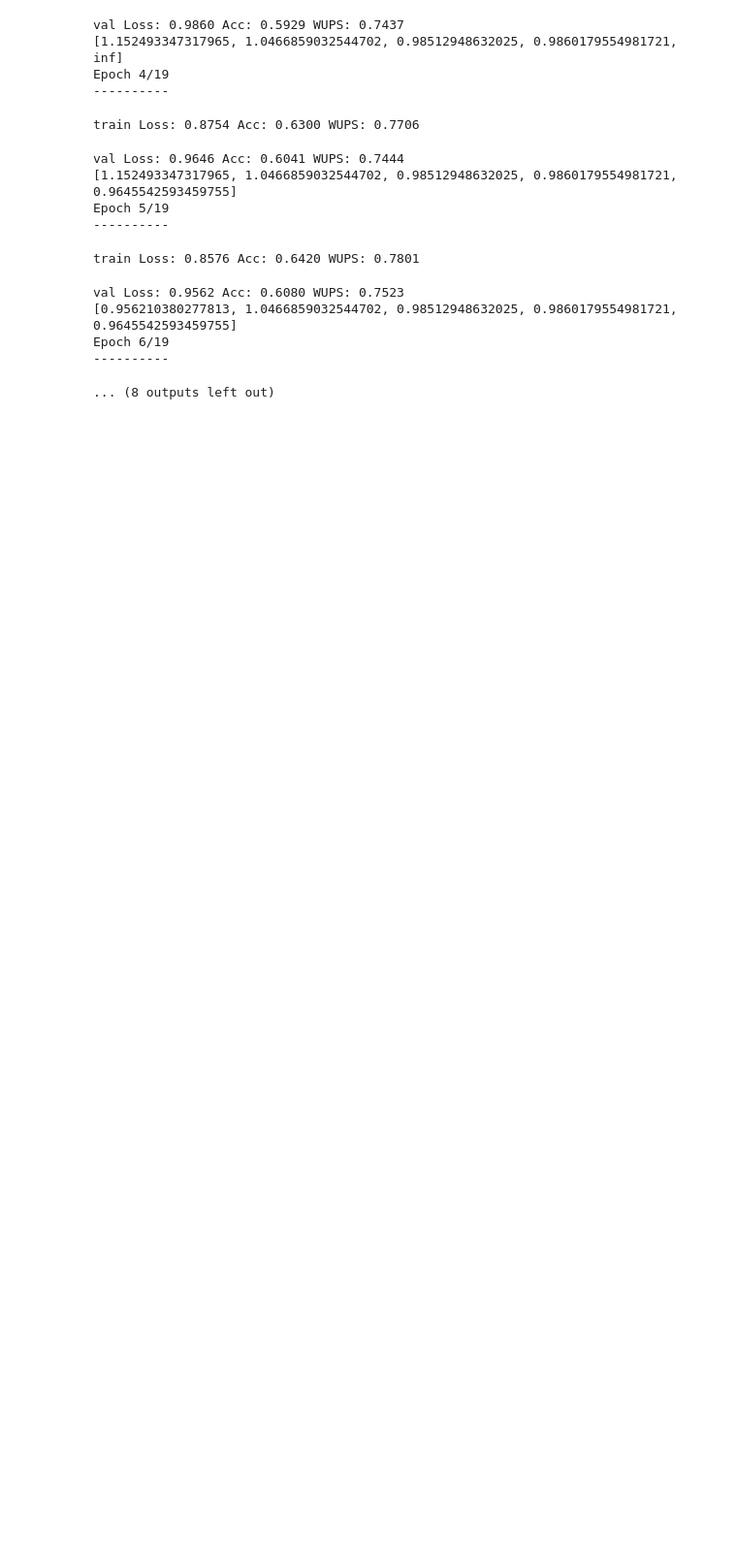
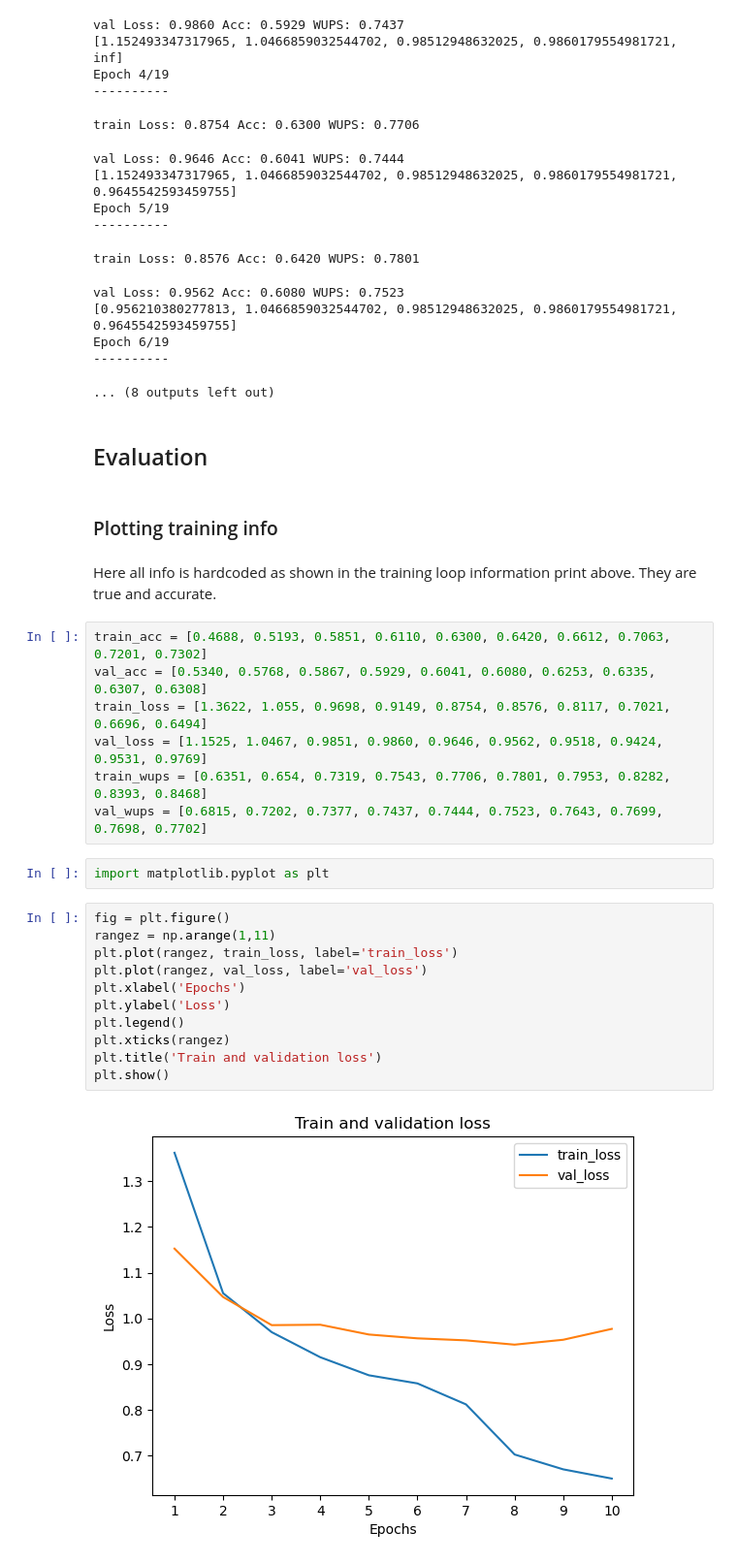
Before and after one commit to harrysun23w/dl4cv-film-vqa, a Jupyter notebook: codes.ipynb, the cells around one changed output. Shown at 97% size. Cells and saved outputs as stored; diff of their text form; blank space fills up the shorter version.

```diff
--- a/codes.ipynb
+++ b/codes.ipynb
@@ -678,3 +683,31 @@ val Loss: 0.9562 Acc: 0.6080 WUPS: 0.7523
 Epoch 6/19
 ----------
 ... (8 outputs left out)
+# %% [markdown]
+## Evaluation
+# %% [markdown]
+### Plotting training info
+# %% [markdown]
+Here all info is hardcoded as shown in the training loop information print above. They are true and accurate.
+# %%
+train_acc = [0.4688, 0.5193, 0.5851, 0.6110, 0.6300, 0.6420, 0.6612, 0.7063, 0.7201, 0.7302]
+val_acc = [0.5340, 0.5768, 0.5867, 0.5929, 0.6041, 0.6080, 0.6253, 0.6335, 0.6307, 0.6308]
+train_loss = [1.3622, 1.055, 0.9698, 0.9149, 0.8754, 0.8576, 0.8117, 0.7021, 0.6696, 0.6494]
+val_loss = [1.1525, 1.0467, 0.9851, 0.9860, 0.9646, 0.9562, 0.9518, 0.9424, 0.9531, 0.9769]
+train_wups = [0.6351, 0.654, 0.7319, 0.7543, 0.7706, 0.7801, 0.7953, 0.8282, 0.8393, 0.8468]
+val_wups = [0.6815, 0.7202, 0.7377, 0.7437, 0.7444, 0.7523, 0.7643, 0.7699, 0.7698, 0.7702]
+# %%
+import matplotlib.pyplot as plt
+# %%
+fig = plt.figure()
+rangez = np.arange(1,11)
+plt.plot(rangez, train_loss, label='train_loss')
+plt.plot(rangez, val_loss, label='val_loss')
+plt.xlabel('Epochs')
+plt.ylabel('Loss')
+plt.legend()
+plt.xticks(rangez)
+plt.title('Train and validation loss')
+plt.show()
+# %% [output]
+[figure, added]
```
Also changed, not shown: parts of 19 cells of this notebook.
